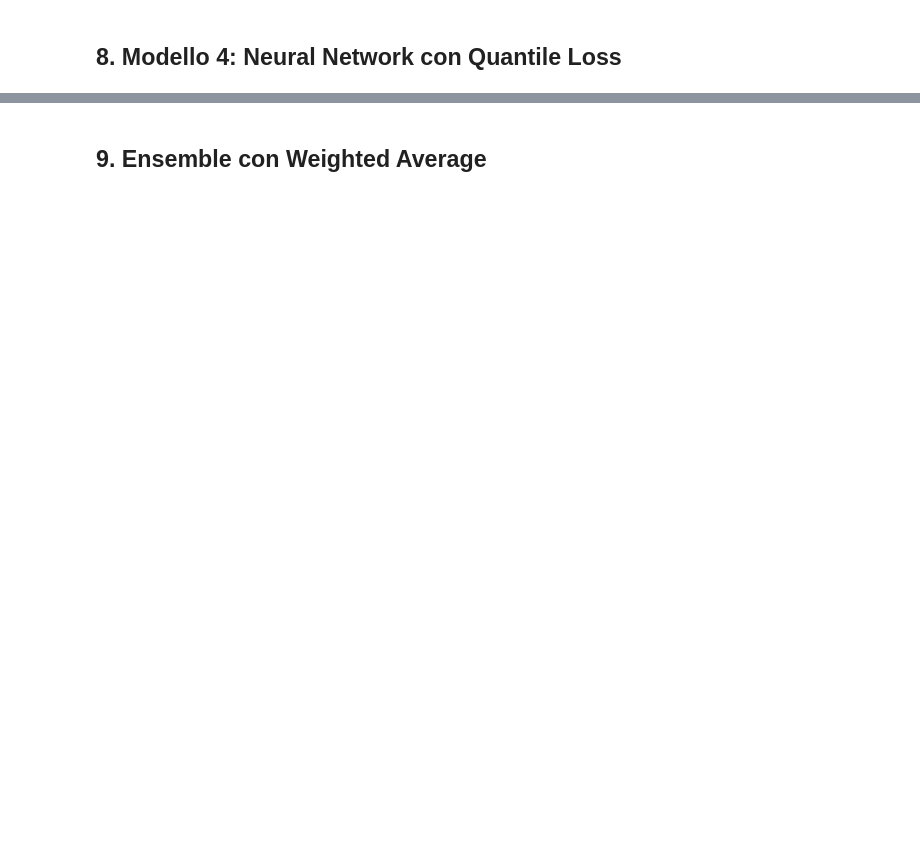
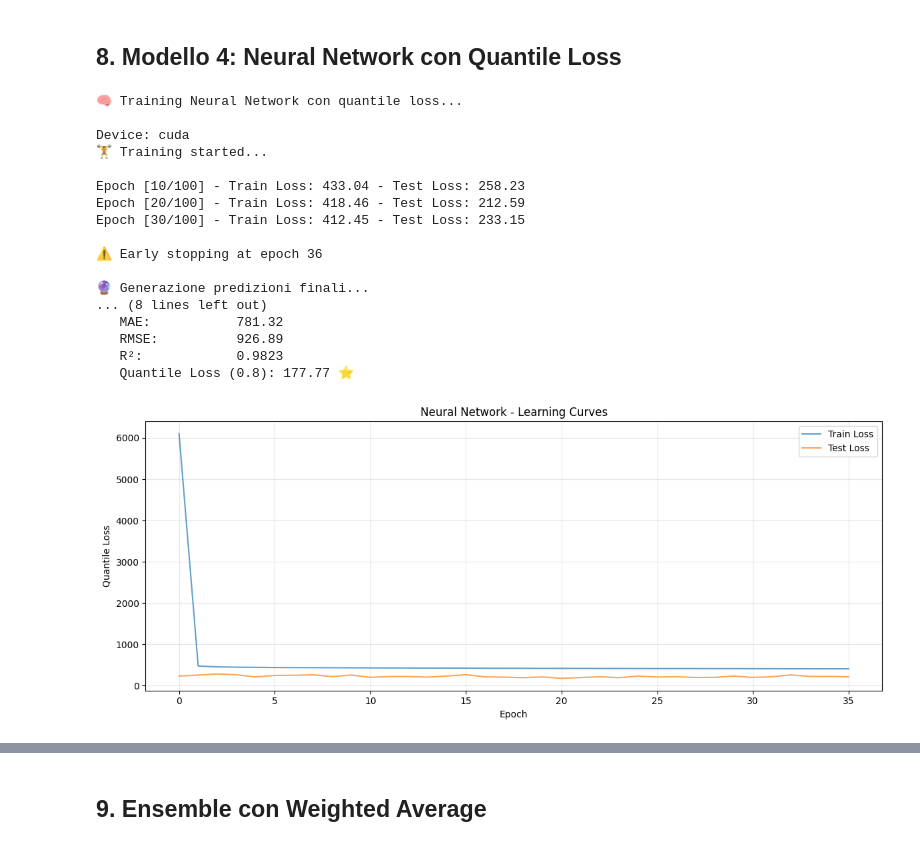
Before and after one commit to gvazzolerunitn/modern-ml-project, a Jupyter notebook: project/advanced/advanced_modeling.ipynb, the cells around one changed output, grey strips where cells are left out. Drawn from its saved outputs; the diff is of its cells as text; code cells hidden in the pictures; blank space fills up the shorter version.

```diff
--- a/project/advanced/advanced_modeling.ipynb
+++ b/project/advanced/advanced_modeling.ipynb
@@ -317,6 +424,12 @@ print(f"\n🎯 Best iteration: {xgb_model.best_iteration}")
 # %% [markdown]
 ## 8. Modello 4: Neural Network con Quantile Loss
 # %%
+import gc
+
+# Libera memoria GPU prima di iniziare
+torch.cuda.empty_cache()
+gc.collect()
+
 print("🧠 Training Neural Network con quantile loss...\n")
 
 # Standardizza le feature per la rete neurale
@@ -335,7 +448,7 @@ y_test_tensor = torch.FloatTensor(y_test).to(device)
 
 # Dataset e DataLoader
 train_dataset = TensorDataset(X_train_tensor, y_train_tensor)
-train_loader = DataLoader(train_dataset, batch_size=256, shuffle=True)
+train_loader = DataLoader(train_dataset, batch_size=128, shuffle=True)
 
 # Definizione modello
 class QuantileNN(nn.Module):
@@ -418,35 +531,81 @@ for epoch in range(num_epochs):
 
     if (epoch + 1) % 10 == 0:
         print(f"Epoch [{epoch+1}/{num_epochs}] - Train Loss: {epoch_train_loss:.2f} - Test Loss: {test_loss:.2f}")
+        # Libera cache GPU ogni 10 epoche
+        torch.cuda.empty_cache()
 
     if patience_counter >= patience:
         print(f"\n⚠️ Early stopping at epoch {epoch+1}")
         break
 
 # Carica best model
 nn_model.load_state_dict(torch.load('../models/best_nn_model.pth'))
 
-# Predizioni finali
+# Libera memoria prima delle predizioni finali
+torch.cuda.empty_cache()
+gc.collect()
+
+# Predizioni finali con BATCH PROCESSING per evitare out of memory
+print("\n🔮 Generazione predizioni finali...")
 nn_model.eval()
+batch_size = 128
+
+nn_pred_train = []
+nn_pred_test = []
+
 with torch.no_grad():
-    nn_pred_train = nn_model(X_train_tensor).cpu().numpy()
-    nn_pred_test = nn_model(X_test_tensor).cpu().numpy()
+    # Predizioni sul training set a batch
+    for i in range(0, len(X_train_tensor), batch_size):
+        batch = X_train_tensor[i:i+batch_size]
+        pred = nn_model(batch).cpu().numpy()
+        nn_pred_train.append(pred)
+        del batch, pred  # Libera memoria esplicitamente
+
+    # Predizioni sul test set a batch
+    for i in range(0, len(X_test_tensor), batch_size):
+        batch = X_test_tensor[i:i+batch_size]
+        pred = nn_model(batch).cpu().numpy()
+        nn_pred_test.append(pred)
+        del batch, pred  # Libera memoria esplicitamente
+
+# Concatena i risultati
+nn_pred_train = np.concatenate(nn_pred_train)
+nn_pred_test = np.concatenate(nn_pred_test)
 
 # Evaluation
 nn_metrics_train = evaluate_model(y_train, nn_pred_train, "Neural Network (Train)")
 nn_metrics_test = evaluate_model(y_test, nn_pred_test, "Neural Network (Test)")
 
 # Plot learning curves
 plt.figure(figsize=(12, 5))
 plt.plot(train_losses, label='Train Loss', alpha=0.7)
 plt.plot(test_losses, label='Test Loss', alpha=0.7)
 plt.xlabel('Epoch')
 plt.ylabel('Quantile Loss')
 plt.title('Neural Network - Learning Curves')
 plt.legend()
 plt.grid(alpha=0.3)
 plt.tight_layout()
 plt.show()
 
 print(f"\n✅ Neural Network training completato!")
 print(f"   Best test loss: {best_test_loss:.2f}")
+# %% [output]
+🧠 Training Neural Network con quantile loss...
+
+Device: cuda
+🏋️ Training started...
+
+Epoch [10/100] - Train Loss: 433.04 - Test Loss: 258.23
+Epoch [20/100] - Train Loss: 418.46 - Test Loss: 212.59
+Epoch [30/100] - Train Loss: 412.45 - Test Loss: 233.15
+
+⚠️ Early stopping at epoch 36
+
+🔮 Generazione predizioni finali...
+... (8 lines left out)
+   MAE:           781.32
+   RMSE:          926.89
+   R²:            0.9823
+   Quantile Loss (0.8): 177.77 ⭐
+[figure, added]
```
Also changed, not shown: parts of 13 cells of this notebook, 10 other files.
